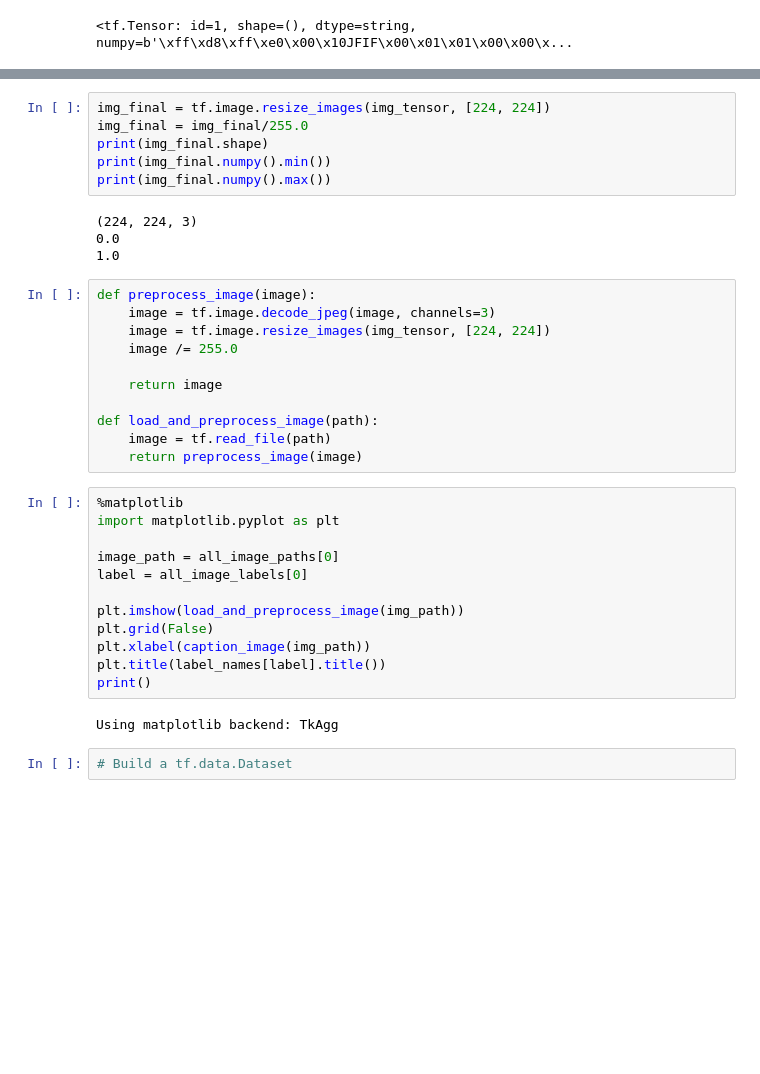
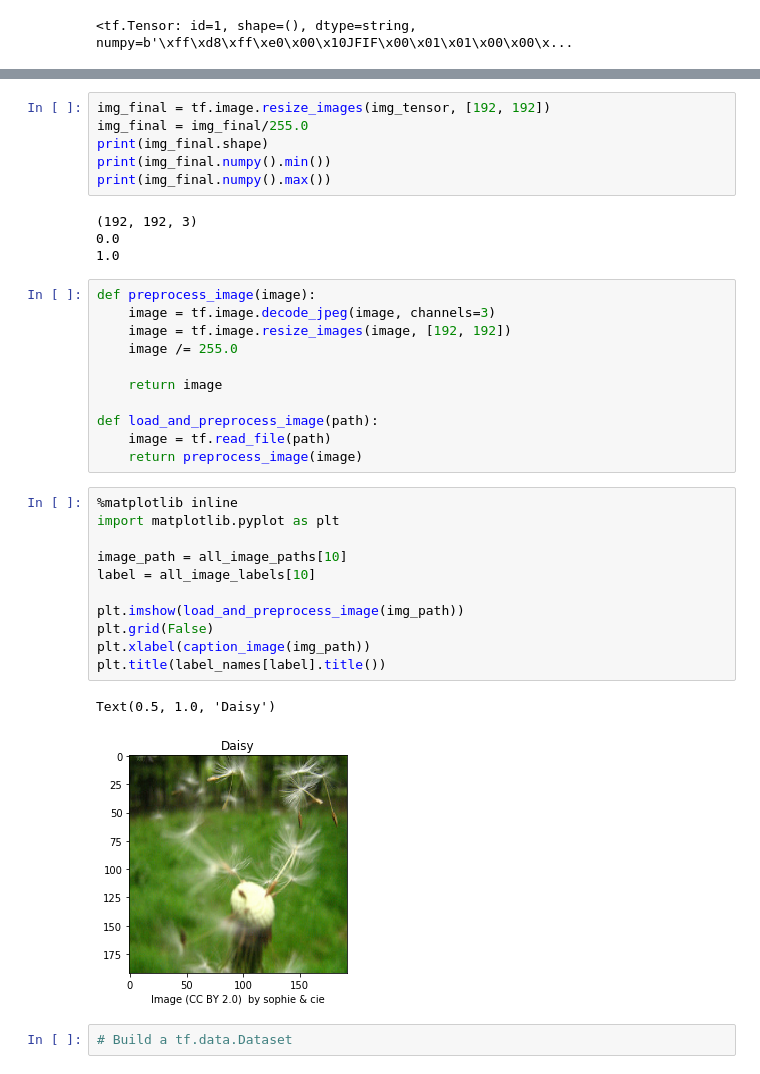
Before and after one commit to maksymrudiuk/alexnet, a Jupyter notebook: src/jupyter/train.ipynb, the cells around one changed output, grey strips where cells are left out. Cells and saved outputs as stored; diff of their text form; blank space fills up the shorter version.

```diff
--- a/src/jupyter/train.ipynb
+++ b/src/jupyter/train.ipynb
@@ -100,18 +95,18 @@ print(img_tensor.dtype)
 <dtype: 'uint8'>
 # %%
-img_final = tf.image.resize_images(img_tensor, [224, 224])
+img_final = tf.image.resize_images(img_tensor, [192, 192])
 img_final = img_final/255.0
 print(img_final.shape)
 print(img_final.numpy().min())
 print(img_final.numpy().max())
 # %% [output]
-(224, 224, 3)
+(192, 192, 3)
 0.0
 1.0
 # %%
 def preprocess_image(image):
     image = tf.image.decode_jpeg(image, channels=3)
-    image = tf.image.resize_images(img_tensor, [224, 224])
+    image = tf.image.resize_images(image, [192, 192])
     image /= 255.0
 
     return image
@@ -120,18 +115,18 @@ def load_and_preprocess_image(path):
     image = tf.read_file(path)
     return preprocess_image(image)
 # %%
-%matplotlib
+%matplotlib inline
 import matplotlib.pyplot as plt
 
-image_path = all_image_paths[0]
-label = all_image_labels[0]
+image_path = all_image_paths[10]
+label = all_image_labels[10]
 
 plt.imshow(load_and_preprocess_image(img_path))
 plt.grid(False)
 plt.xlabel(caption_image(img_path))
 plt.title(label_names[label].title())
-print()
 # %% [output]
-Using matplotlib backend: TkAgg
+Text(0.5, 1.0, 'Daisy')
+[figure, added]
 # %%
 # Build a tf.data.Dataset
```
Also changed, not shown: parts of 28 cells of this notebook.
